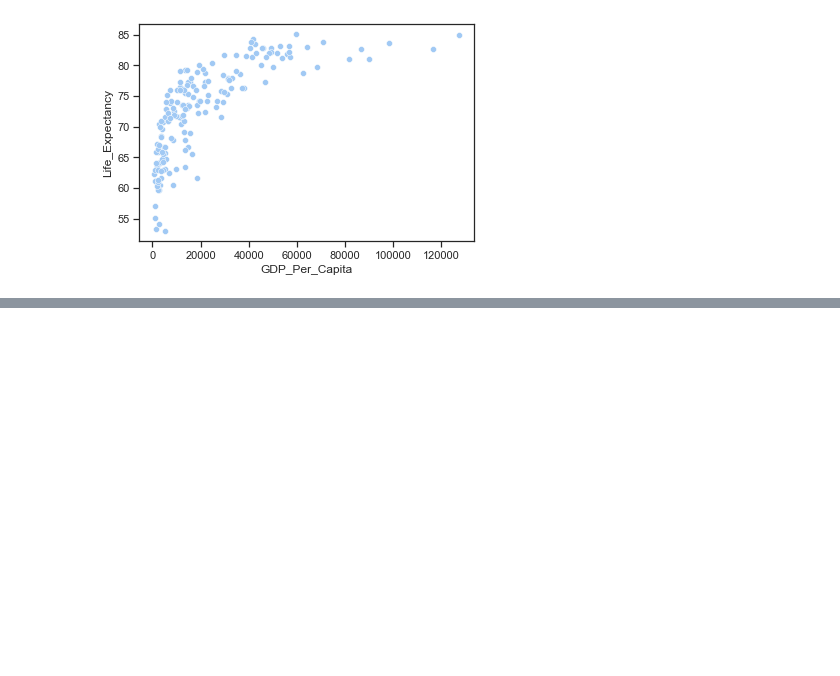
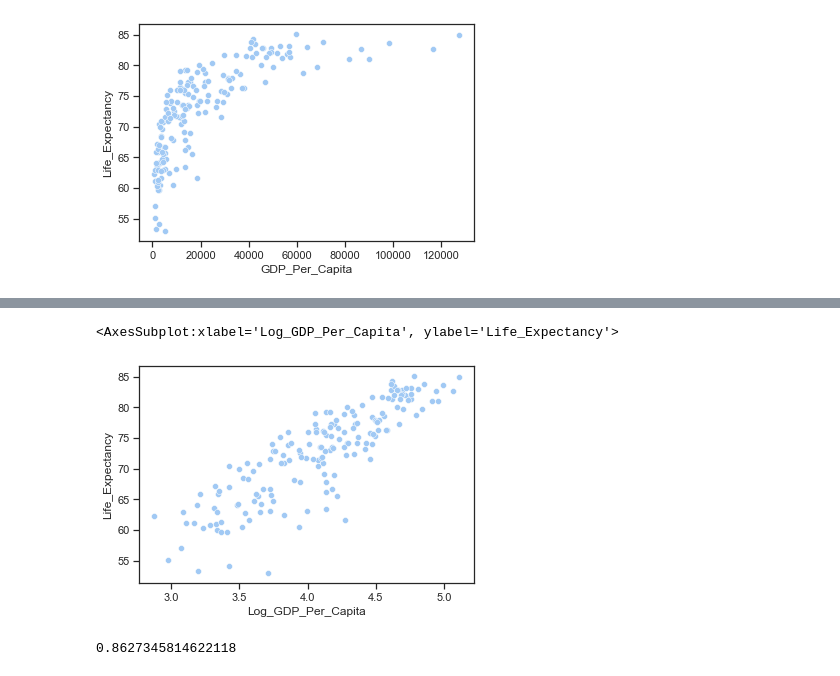
Before and after one commit to nss-data-science-cohort-7/un-exploration-sourish33, a Jupyter notebook: notebooks/UN_Data_Exploration.ipynb, the cells around one changed output, grey strips where cells are left out. Cells and saved outputs as stored; diff of their text form; code cells hidden in the pictures; blank space fills up the shorter version.

```diff
--- a/notebooks/UN_Data_Exploration.ipynb
+++ b/notebooks/UN_Data_Exploration.ipynb
@@ -461,0 +466,2 @@ sns.scatterplot(data=gdp_le_2019, y="Life_Expectancy", x="GDP_Per_Capita")
+# %%
+gdp_le_2019["Log_GDP_Per_Capita"] = np.log10(gdp_le_2019["GDP_Per_Capita"])
@@ -461,0 +483,9 @@ sns.scatterplot(data=gdp_le_2019, y="Life_Expectancy", x="GDP_Per_Capita")
+# %%
+sns.scatterplot(data=gdp_le_2019, y="Life_Expectancy", x="Log_GDP_Per_Capita")
+# %% [output]
+<AxesSubplot:xlabel='Log_GDP_Per_Capita', ylabel='Life_Expectancy'>
+[figure, added]
+# %%
+gdp_le_2019["Life_Expectancy"].corr(gdp_le_2019["Log_GDP_Per_Capita"])
+# %% [output]
+0.8627345814622118
```
Also changed, not shown: parts of 3 cells of this notebook.
